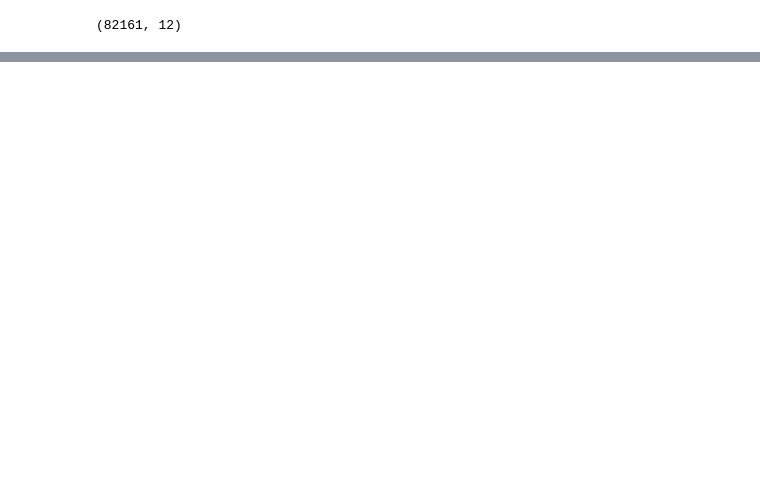
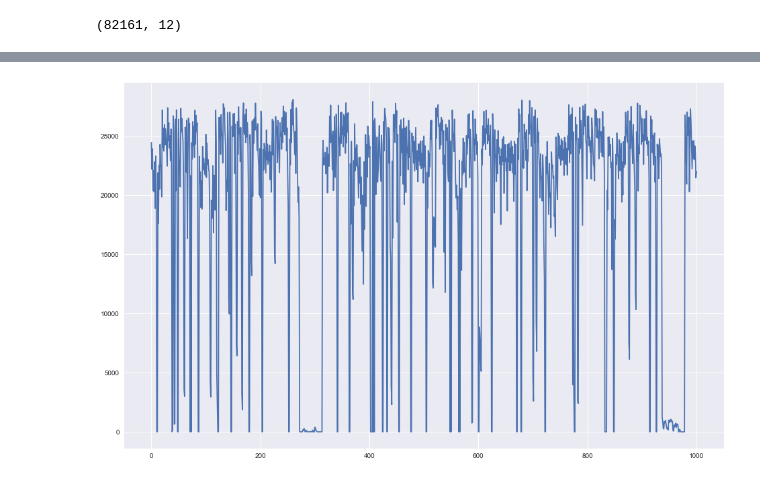
Before and after one commit to zzhhoubin/pydata, a Jupyter notebook: datasets/ncicbj/oracle.ipynb, the cells around one changed output, grey strips where cells are left out. Cells and saved outputs as stored; diff of their text form; code cells hidden in the pictures; blank space fills up the shorter version.

```diff
--- a/datasets/ncicbj/oracle.ipynb
+++ b/datasets/ncicbj/oracle.ipynb
@@ -640,0 +816,8 @@ table_list[47].shape
+# %%
+sns.set()
+
+plt.figure(figsize=(16, 10))
+plt.plot(tb_20_new.loc[:1000, 'RUNTIME'])
+plt.show()
+# %% [output]
+[figure, added]
```
Also changed, not shown: parts of 44 cells of this notebook.
